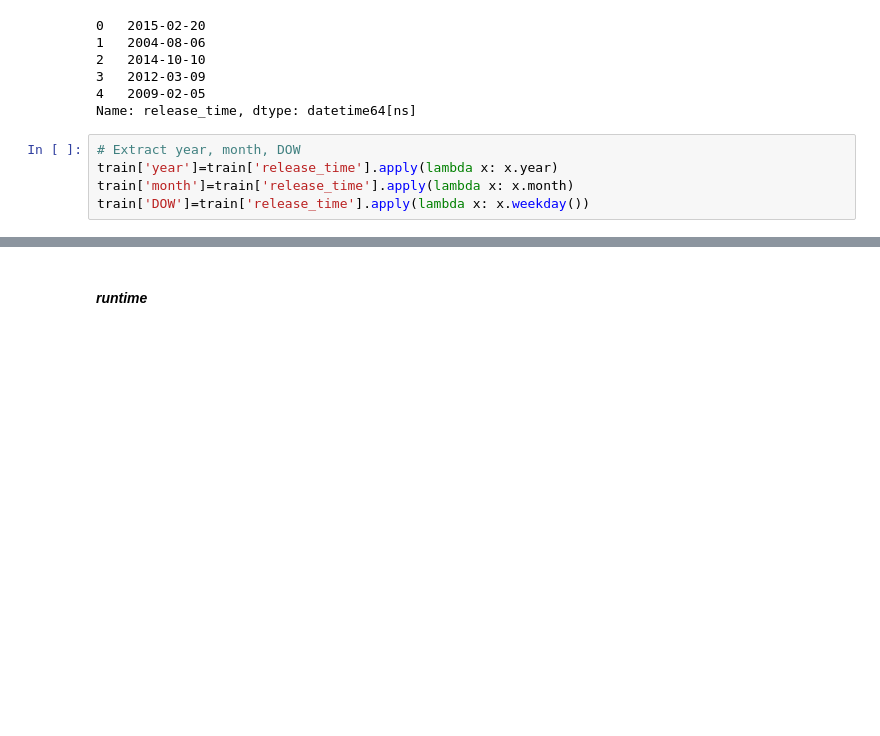
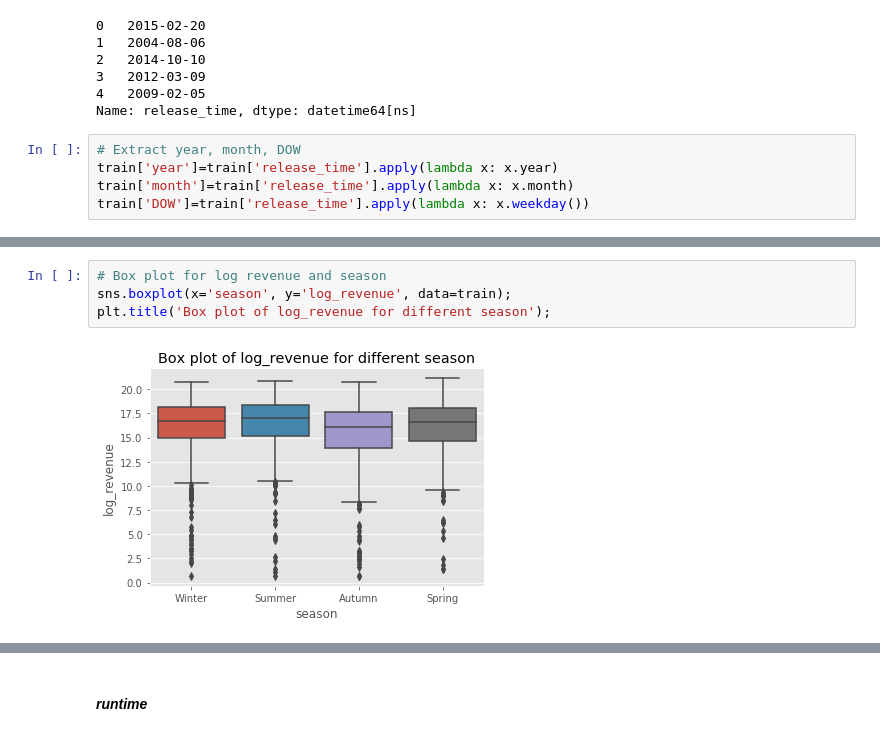
Before and after one commit to zzzzzzhy0607/TMDB-Box-Office-Prediction, a Jupyter notebook: EDA--Part2.ipynb, the cells around one changed output, grey strips where cells are left out. Cells and saved outputs as stored; diff of their text form; blank space fills up the shorter version.

```diff
--- a/EDA--Part2.ipynb
+++ b/EDA--Part2.ipynb
@@ -368,0 +411,6 @@ release_date, ,
+# %%
+# Box plot for log revenue and season
+sns.boxplot(x='season', y='log_revenue', data=train);
+plt.title('Box plot of log_revenue for different season');
+# %% [output]
+[figure, added]
```
Also changed, not shown: parts of 15 cells of this notebook.
